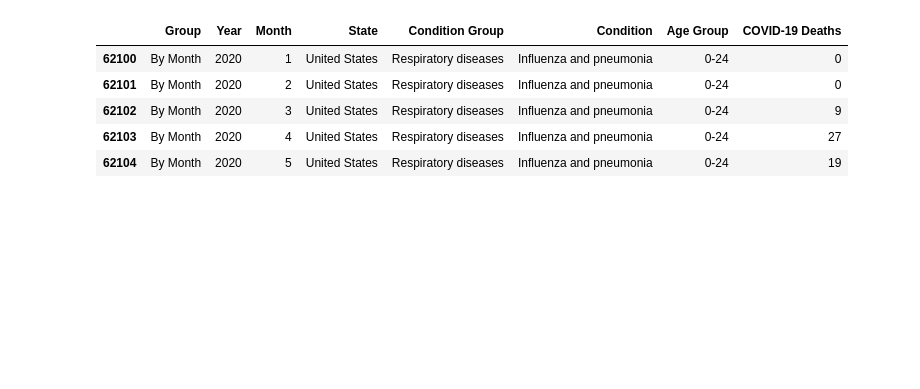
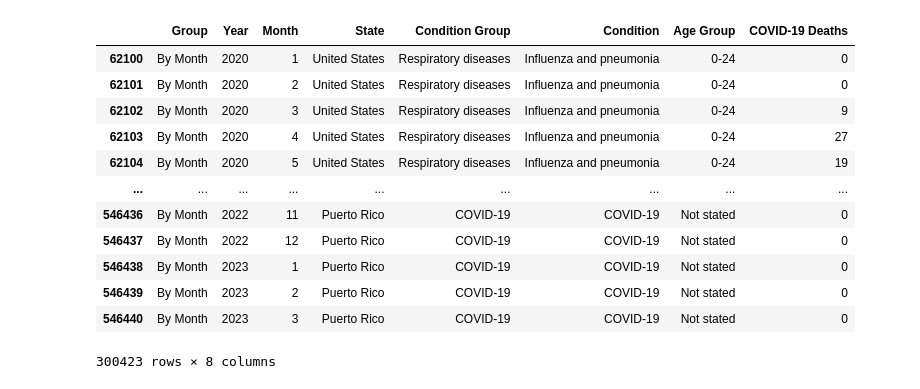
Before and after one commit to willbang548/Group_1, a Jupyter notebook: main.ipynb, the cells around one changed output. Saved outputs shown, nothing was run; the diff lists cells and outputs as text; code cells hidden in the pictures; blank space fills up the shorter version.

```diff
--- a/main.ipynb
+++ b/main.ipynb
@@ -5,29 +5,36 @@ import matplotlib.pyplot as plt
 # %%
 # Prepare the dataset for analysis
 # Read in csv file
 file_path = "Conditions_Contributing_to_COVID-19_Deaths__by_State_and_Age__Provisional_2020-2023.csv"
 inital_df = pd.read_csv(file_path)
 
 # Drop the unwanted columns.
 inital_df = inital_df.drop(columns=['Data As Of', 'Start Date', 'End Date', 'ICD10_codes', 'Number of Mentions', 'Flag'])
 
 # Only keep the rows where the Group is "By Month", and delete the row where Age Group is "All Ages"
 inital_df = inital_df.loc[inital_df['Group'] == 'By Month']
 clean_df = inital_df.loc[inital_df['Age Group'] != 'All Ages']
 
 # Drop the NaN values
 clean_df = clean_df.dropna()
 
 # Convert Year and Month columns to integers
 clean_df.loc[:, 'Year'] = clean_df['Year'].astype(int)
 clean_df.loc[:, 'Month'] = clean_df['Month'].astype(int)
 clean_df.loc[:, 'COVID-19 Deaths'] = clean_df['COVID-19 Deaths'].astype(int)
 
-clean_df.head()
+clean_df
 # %% [output]
 |  | Group | Year | Month | State | Condition Group | Condition | Age Group | COVID-19 Deaths |
 | 62100 | By Month | 2020 | 1 | United States | Respiratory diseases | Influenza and pneumonia | 0-24 | 0 |
 | 62101 | By Month | 2020 | 2 | United States | Respiratory diseases | Influenza and pneumonia | 0-24 | 0 |
 | 62102 | By Month | 2020 | 3 | United States | Respiratory diseases | Influenza and pneumonia | 0-24 | 9 |
 | 62103 | By Month | 2020 | 4 | United States | Respiratory diseases | Influenza and pneumonia | 0-24 | 27 |
 | 62104 | By Month | 2020 | 5 | United States | Respiratory diseases | Influenza and pneumonia | 0-24 | 19 |
+| ... | ... | ... | ... | ... | ... | ... | ... | ... |
+| 546436 | By Month | 2022 | 11 | Puerto Rico | COVID-19 | COVID-19 | Not stated | 0 |
+| 546437 | By Month | 2022 | 12 | Puerto Rico | COVID-19 | COVID-19 | Not stated | 0 |
+| 546438 | By Month | 2023 | 1 | Puerto Rico | COVID-19 | COVID-19 | Not stated | 0 |
+| 546439 | By Month | 2023 | 2 | Puerto Rico | COVID-19 | COVID-19 | Not stated | 0 |
+| 546440 | By Month | 2023 | 3 | Puerto Rico | COVID-19 | COVID-19 | Not stated | 0 |
+300423 rows × 8 columns
```
Also changed, not shown: parts of 13 cells of this notebook.
